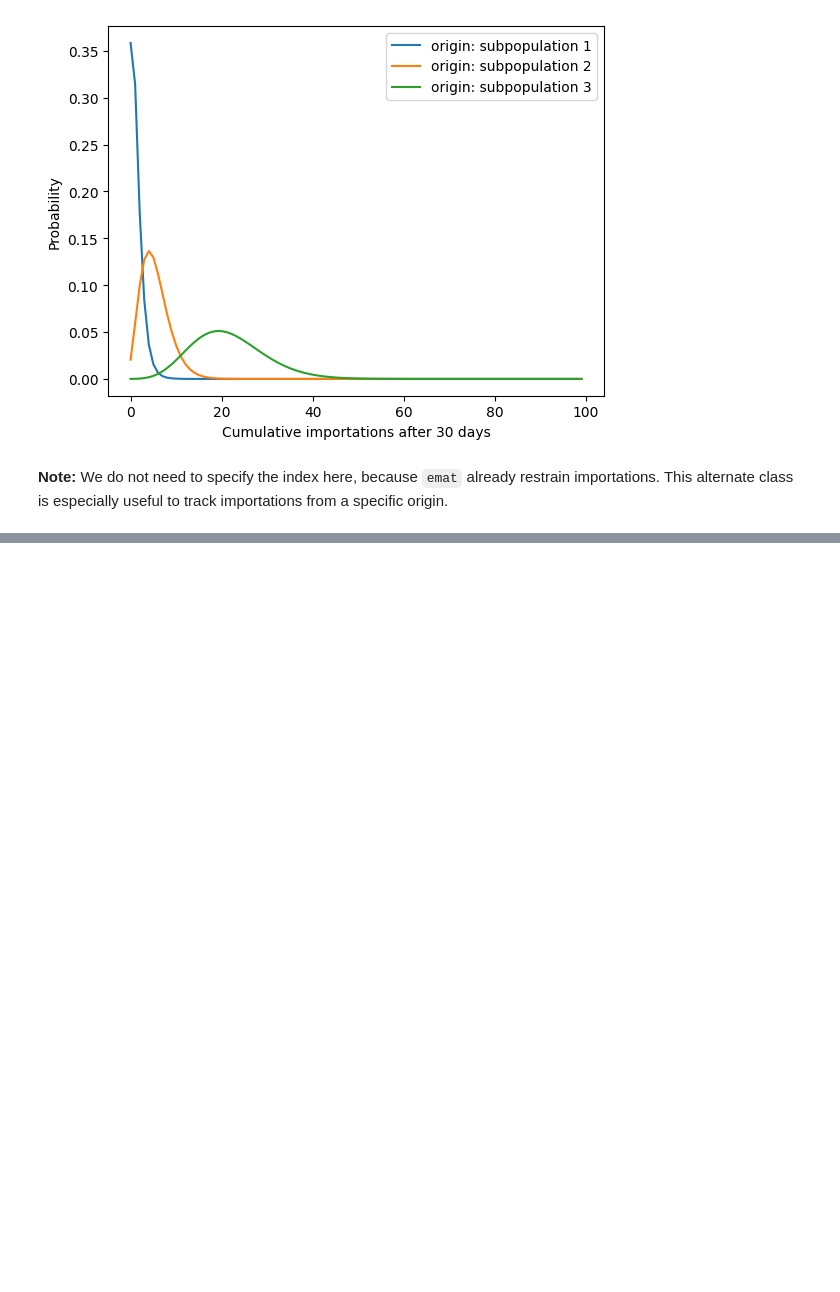
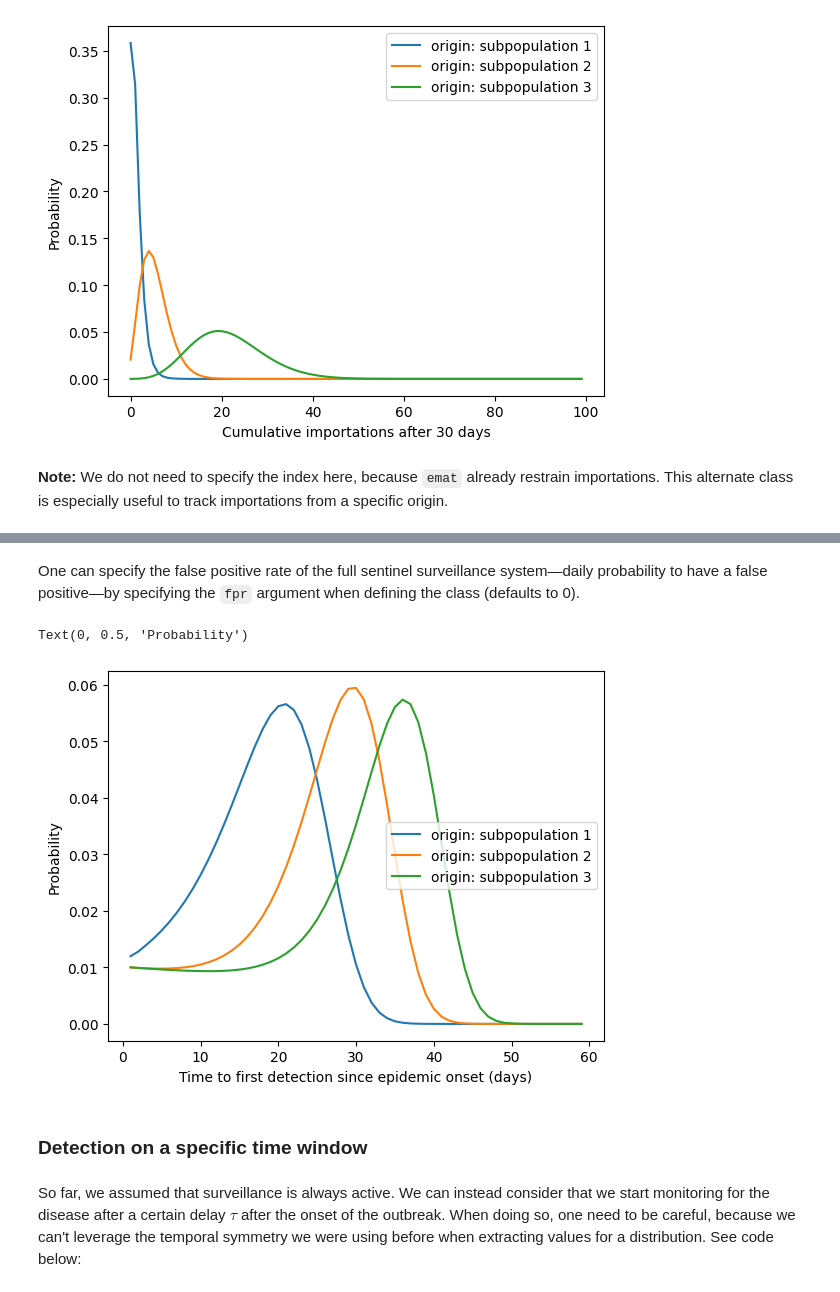
Before and after one commit to mobs-lab/pgfgleam, a Jupyter notebook: demo.ipynb, the cells around one changed output, grey strips where cells are left out. Cells and saved outputs as stored; diff of their text form; code cells hidden in the pictures; blank space fills up the shorter version.

````diff
--- a/demo.ipynb
+++ b/demo.ipynb
@@ -425,0 +432,48 @@ Text(0, 0.5, 'Probability')
+# %% [markdown]
+One can specify the false positive rate of the full sentinel surveillance system—daily probability to have a false positive—by specifying the ```fpr``` argument when defining the class (defaults to 0).
+# %%
+fpr = 0.01
+Psi2 = Sentinel2PGF(umat,mmat,smat,emat,latency_period,infectious_period,
+                   post_infectious_period,nb_infectious_states,
+                   nb_post_infectious_states,infection,nb_microsteps,cmat1=cmat1,cmat2=cmat2,fpr=fpr)
+# %%
+initial_state = {'nb_infectious': 10, 'nb_latent': 10}
+idx = [0,1]
+weight = [0.5,0.5] #each index is equiprobable
+Psi2.add_initial_conditions(idx,weight,label='origin: subpopulation 1',**initial_state)
+idx = [2,3]
+Psi2.add_initial_conditions(idx,weight,label='origin: subpopulation 2',**initial_state)
+idx = [4,5]
+Psi2.add_initial_conditions(idx,weight,label='origin: subpopulation 3',**initial_state)
+# %%
+#time range over which we want to measure detections
+t =  list(range(0,60))
+
+#transformation that needs to used to measure "cumulative detection" on all possible paths leading to detections
+def transform(state_vars,c_):
+    state_vars['cumulative detection'] *= c_
+    state_vars['cumulative fp'] *= c_ #we count false positive as well
+
+transform_dict = {max(t):[transform]}
+
+#calculate the probability of having 0 detections
+#because
+detections = marginal_p0(Psi2, t, transform_dict)
+detections['probability'] = np.real(detections['probability']) #cast to real (the imaginary part is 0 anyway); obtained from FFT
+# %%
+detection_time = get_time_to_detection(detections,D=1, quantiles=[0.5], #time to get D = 1 detections
+                                       groupbycols=['label'])
+# %%
+for label,df in detection_time.groupby('label'):
+    plt.plot(df['time'],df['probability'],label=label)
+    # print(df)
+plt.legend()
+plt.xlabel('Time to first detection since epidemic onset (days)')
+plt.ylabel('Probability')
+# %% [output]
+Text(0, 0.5, 'Probability')
+[figure, added]
+# %% [markdown]
+### Detection on a specific time window
+# %% [markdown]
+So far, we assumed that surveillance is always active. We can instead consider that we start monitoring for the disease after a certain delay $\tau$ after the onset of the outbreak. When doing so, one need to be careful, because we can't leverage the temporal symmetry we were using before when extracting values for a distribution. See code below:
````
Also changed, not shown: parts of 8 cells of this notebook, 1 other file.
